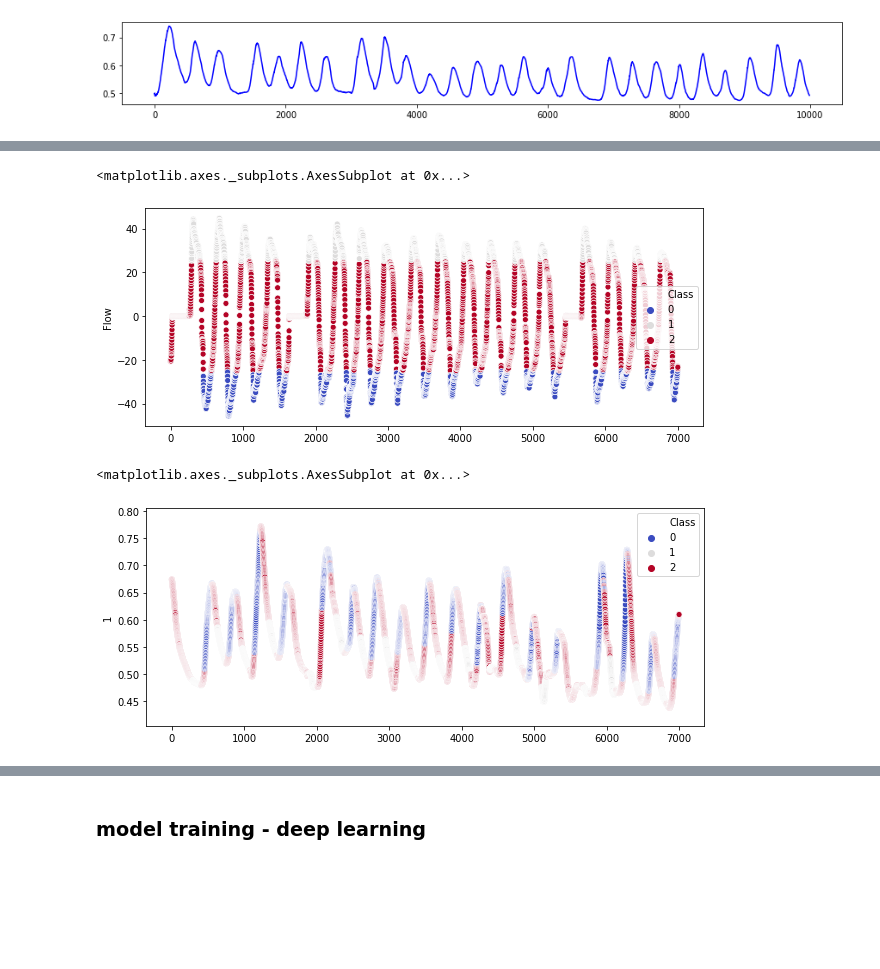
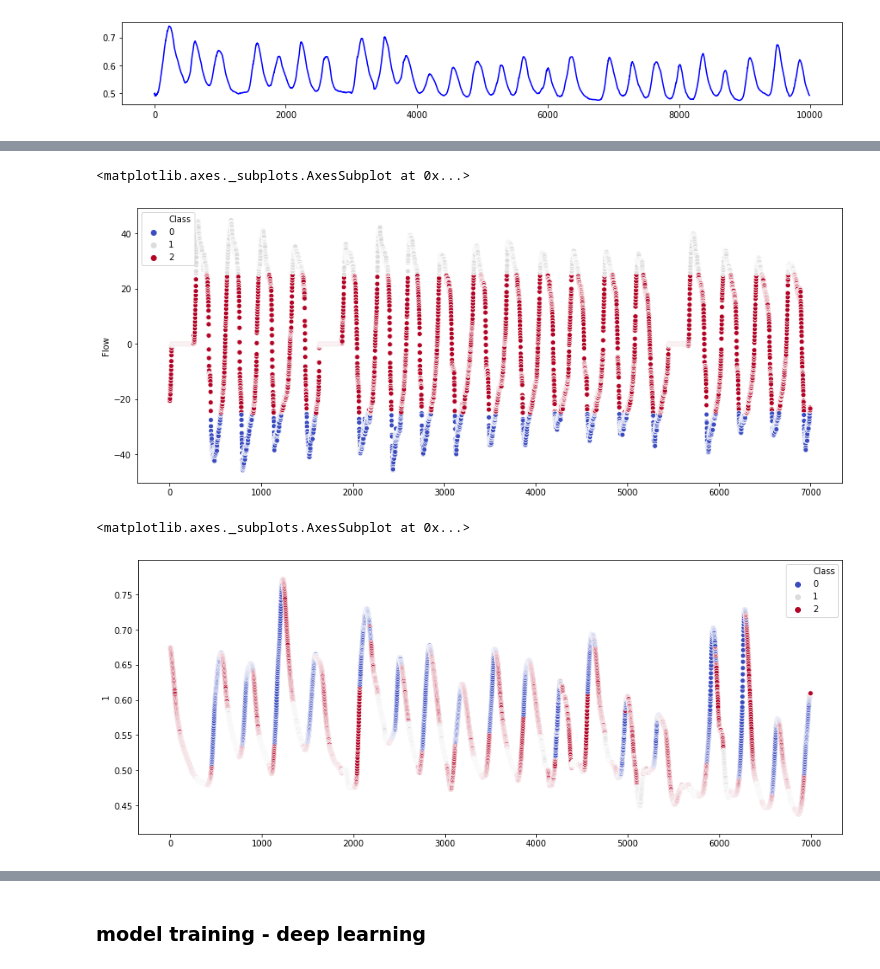
Before and after one commit to msfurr/coral_host, a Jupyter notebook: Jupyter_Notebooks/ModelTraining.ipynb, the cells around one changed output, grey strips where cells are left out. Cells and saved outputs as stored; diff of their text form; code cells hidden in the pictures; blank space fills up the shorter version.

```diff
--- a/Jupyter_Notebooks/ModelTraining.ipynb
+++ b/Jupyter_Notebooks/ModelTraining.ipynb
@@ -167,17 +164,17 @@ df.head()
 | 3 | 0.431968 | 0.429958 | 0.459996 | 0.499995 | -0.192717 | -0.100917 | 0.074816 | 0.042338 | 15.0 | 4.0 | 34.483387 | ... |
 | 4 | 0.431975 | 0.427120 | 0.460805 | 0.499548 | -0.139941 | -0.153101 | 0.074830 | 0.020195 | 15.0 | 4.0 | 34.494189 | ... |
 # %%
-fig = plt.figure(figsize = (10, 4))
+fig = plt.figure(figsize = (15, 6))
 sns.scatterplot(y = flow['Flow'][1000:8000], x = range(0, 7000), hue = df['Class'][1000:8000], palette = 'coolwarm')
 # %% [output]
 <matplotlib.axes._subplots.AxesSubplot at 0x...>
-[figure, old version]
+[figure, new version]
 # %%
-fig = plt.figure(figsize = (10, 4))
+fig = plt.figure(figsize = (15, 6))
 sns.scatterplot(y = df['1'][1000:8000], x = range(0, 7000), hue = df['Class'][1000:8000], palette = 'coolwarm')
 # %% [output]
 <matplotlib.axes._subplots.AxesSubplot at 0x...>
-[figure, old version]
+[figure, new version]
 # %%
 df.head()
 # %% [output]
```
Also changed, not shown: parts of 24 cells of this notebook, 3 other files.
